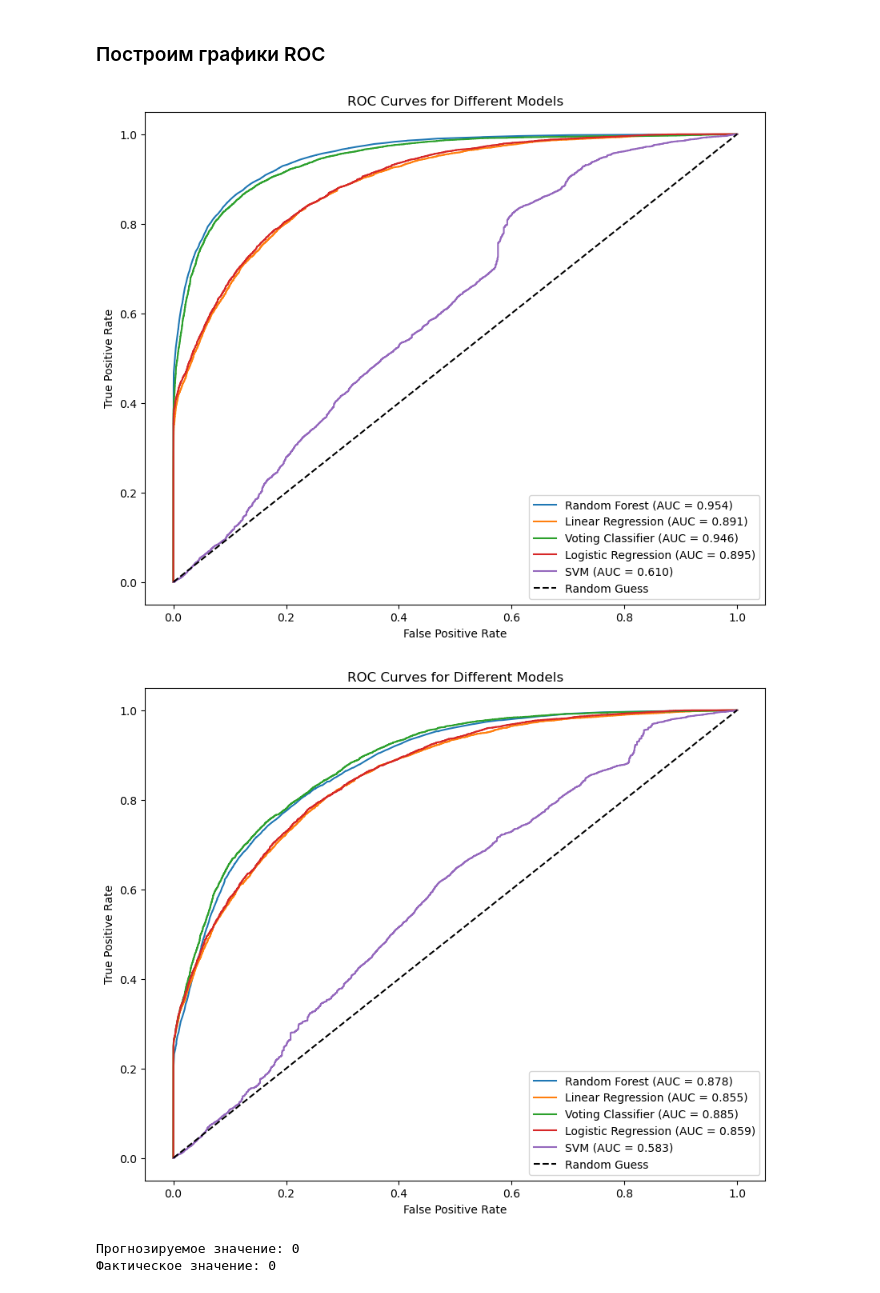
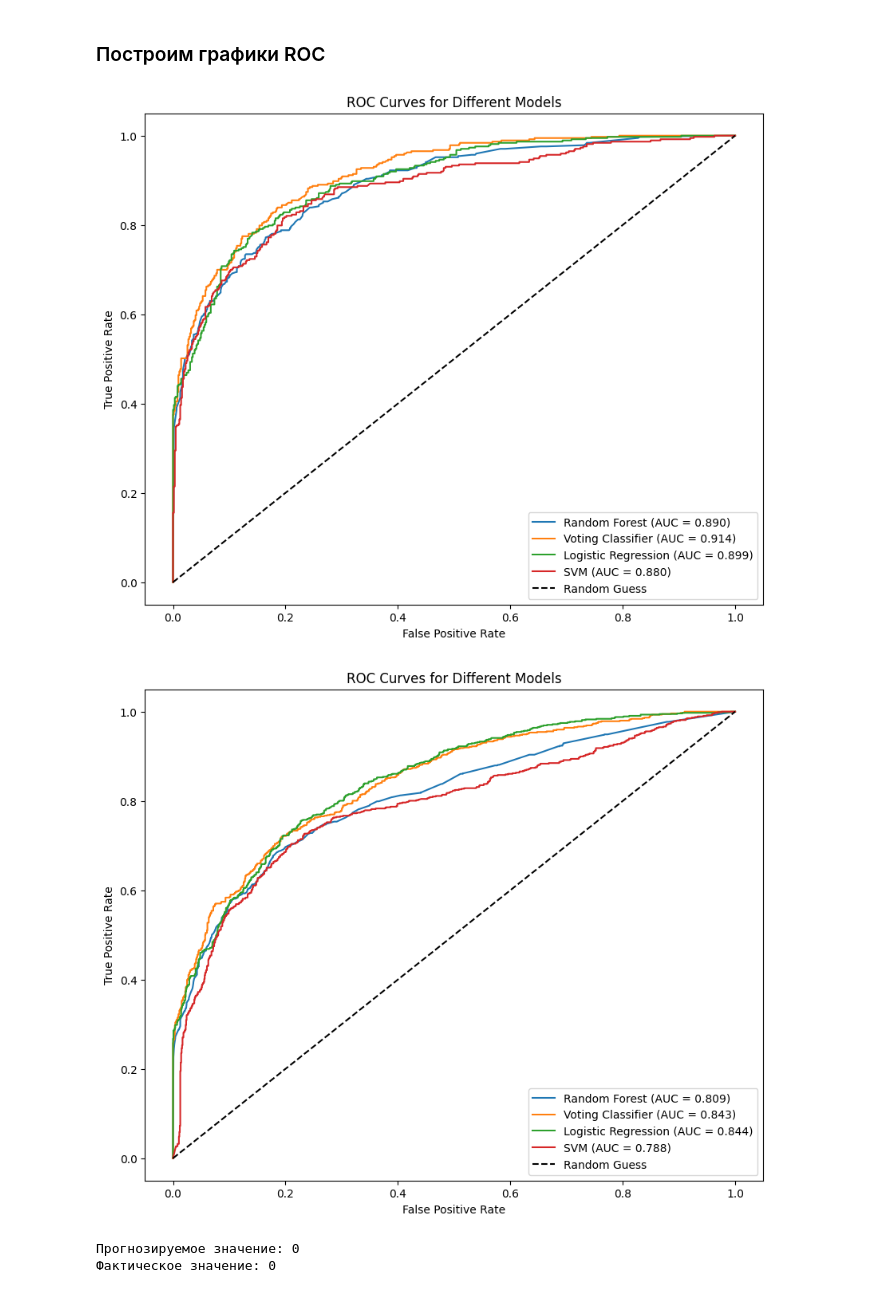
Before and after one commit to eusebioss/eusebioss, a Jupyter notebook: code.ipynb, the cells around one changed output. Drawn from its saved outputs; the diff is of its cells as text; code cells hidden in the pictures.

```diff
--- a/code.ipynb
+++ b/code.ipynb
@@ -439,7 +457,7 @@ df_subset = df_subset.drop(['previous_cancellations','previous_bookings_not_canc
 # %% [markdown]
 Чтобы избежать переобучения модели удалим так же наименее значимые характеристики корреляция которых с `is_canceled` меньше 0,1
 # %%
-#df_subset = df_subset.drop(['stays_in_week_nights', 'stays_in_weekend_nights', 'adults', 'children', 'babies', 'is_repeated_guest', 'agent','company', 'adr', 'days_in_waiting_list'],axis=1)
+df_subset = df_subset.drop(['stays_in_week_nights', 'stays_in_weekend_nights', 'adults', 'children', 'babies', 'is_repeated_guest', 'agent','company', 'adr', 'days_in_waiting_list'],axis=1)
 # %% [markdown]
 ## Моделирование
 # %% [markdown]
@@ -515,10 +533,9 @@ def data_split(df, label, split_on=0):
 # %% [markdown]
 Проверим, что выборки корректно формируются при разбиении по дате. Для этого выберем самую позднюю дату из обучающей выборки и самую раннюю - из тестовой. Первая должна быть не больше второй.
 # %%
-split_on = 90000
 label = 'is_canceled'
-x_train = df_subset.iloc[:split_on].sample(frac=1)
-x_test = df_subset.iloc[split_on:].sample(frac=1)
+x_train = df_subset.iloc[:split_points[0]].sample(frac=1)
+x_test = df_subset.iloc[split_points[0]:].sample(frac=1)
 y_train = x_train.pop(label)
 y_test = x_test.pop(label)
 # %%
@@ -552,7 +569,7 @@ def train(x_train, y_train, model_type='random_forest', random_state=0, estimato
         x_test (pandas.DataFrame): Фрейм данных, содержащий входные признаки для тестирования.
         y_test (pandas.Series): Серия, содержащая целевые метки для тестирования.
         model_type (str): Тип используемой модели. Может быть 'random_forest',
-        'linear_regression', 'voting_classifier', 'logistic_regression' или 'SVM'. По умолчанию - 'random_forest'.
+        'voting_classifier', 'logistic_regression' или 'SVM'. По умолчанию - 'random_forest'.
         random_state (int): Случайное зерно, используемое для воспроизводимости. По умолчанию 0.
 
     Returns:
@@ -560,14 +577,12 @@ def train(x_train, y_train, model_type='random_forest', random_state=0, estimato
     """
     if model_type == 'random_forest':
         model = RandomForestClassifier(random_state=random_state)
-    elif model_type == 'linear_regression':
-        model = LinearRegression()
     elif model_type == 'voting_classifier':
         model = VotingClassifier(estimators=estimators, voting='soft')
     elif model_type == 'logistic_regression':
         model = LogisticRegression(solver='newton-cholesky', max_iter=500)
     elif model_type == 'SVM':
-        model = SVC(kernel='sigmoid', gamma='auto', probability=True)
+        model = SVC(kernel='rbf', C=15000, gamma='scale', probability=True)
     else:
         raise ValueError(f"Неверный тип модели: {model_type}")
 
@@ -744,7 +759,7 @@ Testing AUC нашей модели: 0.953514972328194
 То же самое для неизвестных будущих периодов.
 # %%
 # Разделение на тренировочное, тестовое и валидационное множества
-x_train2, x_test2, y_train2, y_test2 = data_split(df_subset, 'is_canceled', 90000)
+x_train2, x_test2, y_train2, y_test2 = data_split(df_subset, 'is_canceled', split_points[0])
 # %%
 clf2_ = train(x_train2, y_train2, model_type='random_forest')
 Score(clf2_, x_train2, y_train2, x_test2, y_test2)
@@ -990,15 +955,15 @@ def plotROC(classifiers, x_test, y_test):
   plt.legend()
   plt.show()
 # %%
-classifiers = {'Random Forest': clf2, 'Linear Regression': clf3, 'Voting Classifier': clf4, 'Logistic Regression': clf_log, 'SVM': clf_SVM}
+classifiers = {'Random Forest': clf2, 'Voting Classifier': clf4, 'Logistic Regression': clf_log, 'SVM': clf_SVM}
 plotROC(classifiers, x_test, y_test)
 # %% [output]
-[figure, old version]
+[figure, new version]
 # %%
-classifiers = {'Random Forest': clf2_, 'Linear Regression': clf3_, 'Voting Classifier': clf4_, 'Logistic Regression': clf_log_, 'SVM': clf_SVM_}
+classifiers = {'Random Forest': clf2_, 'Voting Classifier': clf4_, 'Logistic Regression': clf_log_, 'SVM': clf_SVM_}
 plotROC(classifiers, x_test2, y_test2)
 # %% [output]
-[figure, old version]
+[figure, new version]
 # %%
 def predict(clf, x):
     return clf.predict(np.array(x).reshape(1, -1))[0]
```
Also changed, not shown: parts of 42 cells of this notebook.
